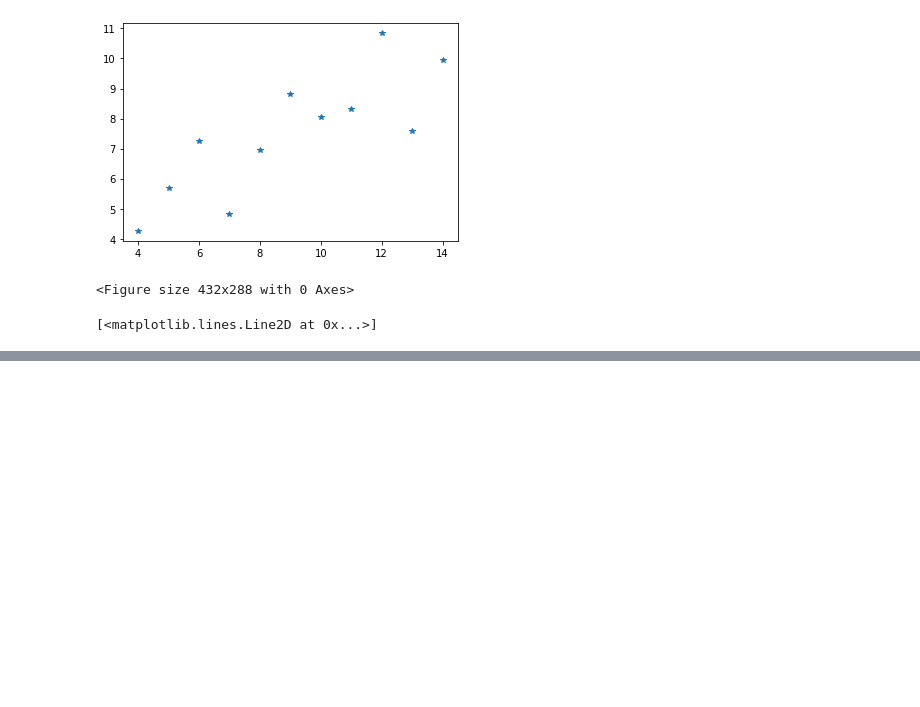
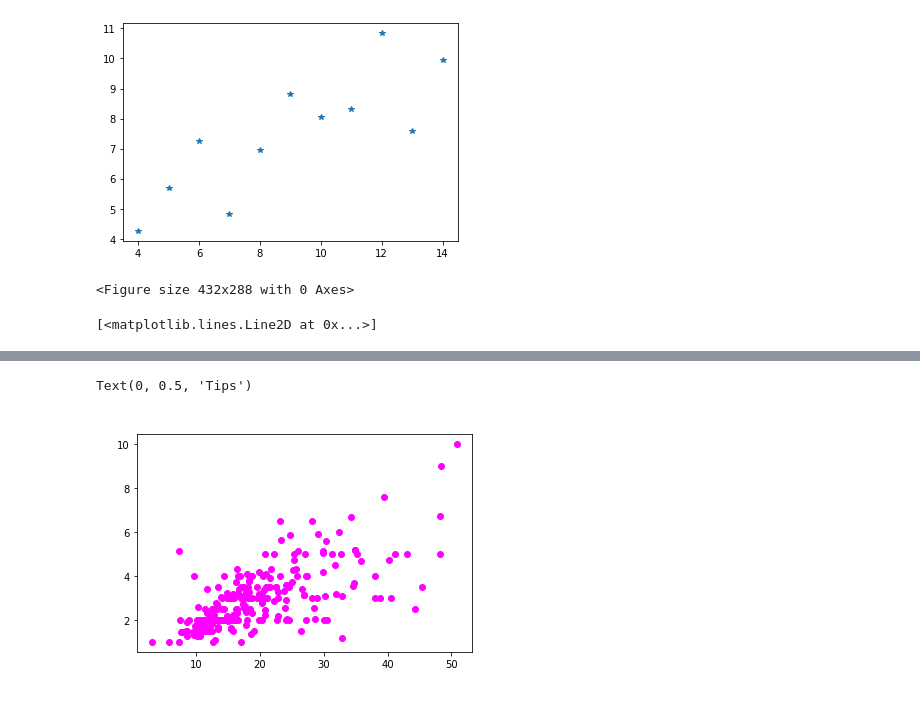
Before and after one commit to shkim9089/StudyPython22, a Jupyter notebook: jupyter/03_판다스 그래프 그리기.ipynb, the cells around one changed output, grey strips where cells are left out. Drawn from its saved outputs; the diff is of its cells as text; code cells hidden in the pictures; blank space fills up the shorter version.

```diff
--- a/jupyter/03_판다스 그래프 그리기.ipynb
+++ b/jupyter/03_판다스 그래프 그리기.ipynb
@@ -62,0 +93,10 @@ fig
+# %%
+scatter_plot=plt.figure()
+axes1 = scatter_plot.add_subplot(1,1,1)
+axes1.scatter(tips['total_bill'],tips['tip'],c='magenta')
+axes1.set_title('Scatterplot of Total Bill vs Tip',color='white')
+axes1.set_xlabel('Total Bill',color='white')
+axes1.set_ylabel('Tips',color='white')
+# %% [output]
+Text(0, 0.5, 'Tips')
+[figure, added]
```
Also changed, not shown: parts of 34 cells of this notebook, 10 other files.
